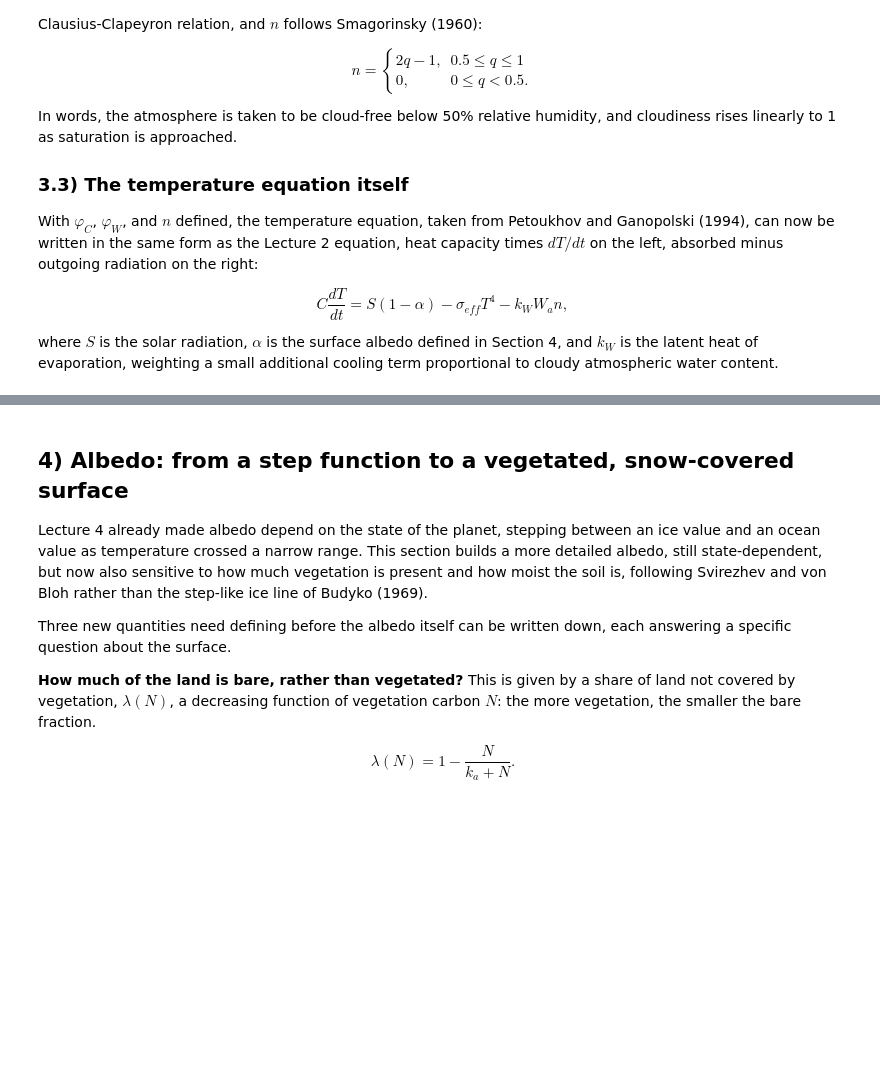
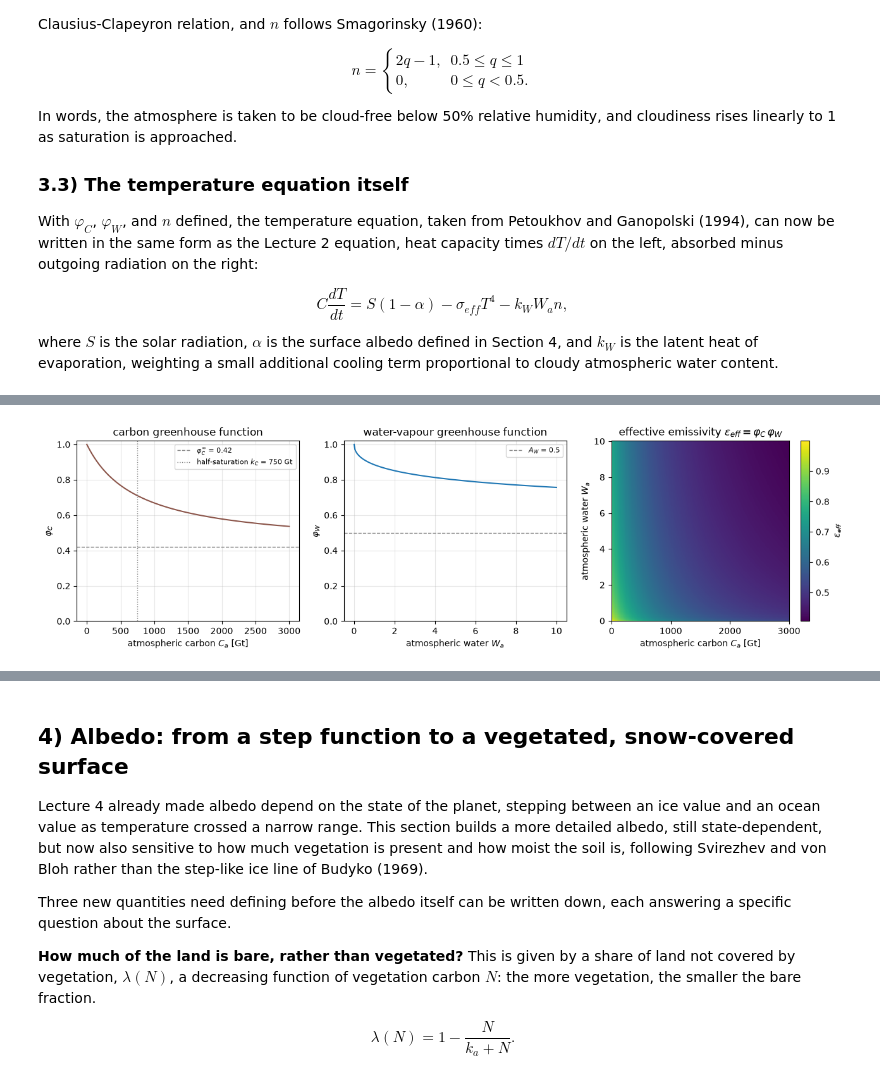
Before and after one commit to drvivekhydro/hydroclimatology, a Jupyter notebook: lecture-04-climate-vegetation-hydrology.ipynb, the cells around one changed output, grey strips where cells are left out. Drawn from its saved outputs; the diff is of its cells as text; code cells hidden in the pictures; blank space fills up the shorter version.

```diff
--- a/lecture-04-climate-vegetation-hydrology.ipynb
+++ b/lecture-04-climate-vegetation-hydrology.ipynb
@@ -107,0 +118,43 @@ def cloudiness(T, Wa):
+# %%
+phiW_vec = np.vectorize(phiW)          # phiW is written for scalar input
+
+Ca_axis = np.linspace(0.0, 3000.0, 250)   # atmospheric carbon, Gt
+Wa_axis = np.linspace(0.0, 10.0, 250)     # atmospheric water
+
+fig, axes = plt.subplots(1, 3, figsize=(13, 3.8))
+
+# phi_C(Ca): carbon greenhouse function
+axes[0].plot(Ca_axis, phiC(Ca_axis), color="tab:brown")
+axes[0].axhline(phiC_inf, ls="--", color="grey", lw=1,
+                label=fr"$\varphi_C^\infty$ = {phiC_inf}")
+axes[0].axvline(kC, ls=":", color="grey", lw=1,
+                label=f"half-saturation $k_C$ = {kC:.0f} Gt")
+axes[0].set_xlabel("atmospheric carbon $C_a$ [Gt]")
+axes[0].set_ylabel(r"$\varphi_C$")
+axes[0].set_title("carbon greenhouse function")
+axes[0].set_ylim(0.0, 1.02)
+axes[0].legend(fontsize=8)
+
+# phi_W(Wa): water-vapour greenhouse function
+axes[1].plot(Wa_axis, phiW_vec(Wa_axis), color="tab:blue")
+axes[1].axhline(AW, ls="--", color="grey", lw=1, label=fr"$A_W$ = {AW}")
+axes[1].set_xlabel("atmospheric water $W_a$")
+axes[1].set_ylabel(r"$\varphi_W$")
+axes[1].set_title("water-vapour greenhouse function")
+axes[1].set_ylim(0.0, 1.02)
+axes[1].legend(fontsize=8)
+
+# effective emissivity eps_eff = phi_C * phi_W over the (Ca, Wa) plane
+CA, WA = np.meshgrid(Ca_axis, Wa_axis)
+eps_eff = phiC(CA) * phiW_vec(WA)
+pc = axes[2].pcolormesh(Ca_axis, Wa_axis, eps_eff, shading="auto", cmap="viridis")
+axes[2].set_xlabel("atmospheric carbon $C_a$ [Gt]")
+axes[2].set_ylabel("atmospheric water $W_a$")
+axes[2].set_title(r"effective emissivity $\varepsilon_{eff} = \varphi_C\,\varphi_W$")
+fig.colorbar(pc, ax=axes[2], label=r"$\varepsilon_{eff}$")
+
+for ax in axes[:2]:
+    ax.grid(alpha=0.3)
+fig.tight_layout()
+# %% [output]
+[figure, added]
```
Also changed, not shown: parts of 6 cells of this notebook.
